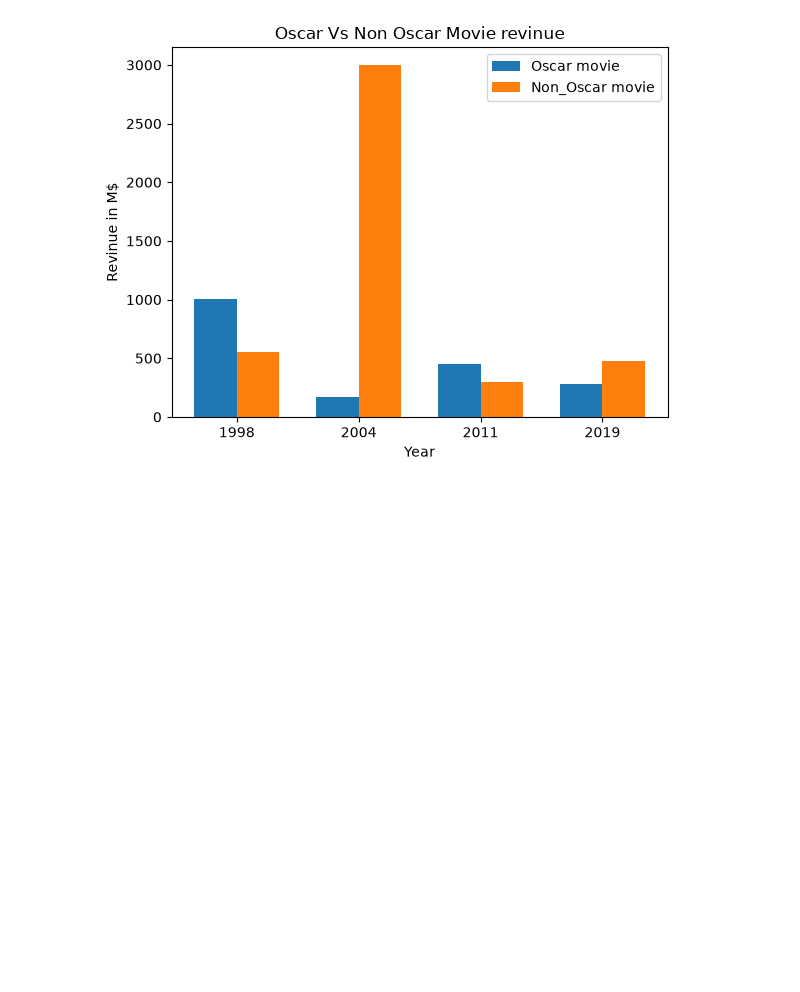
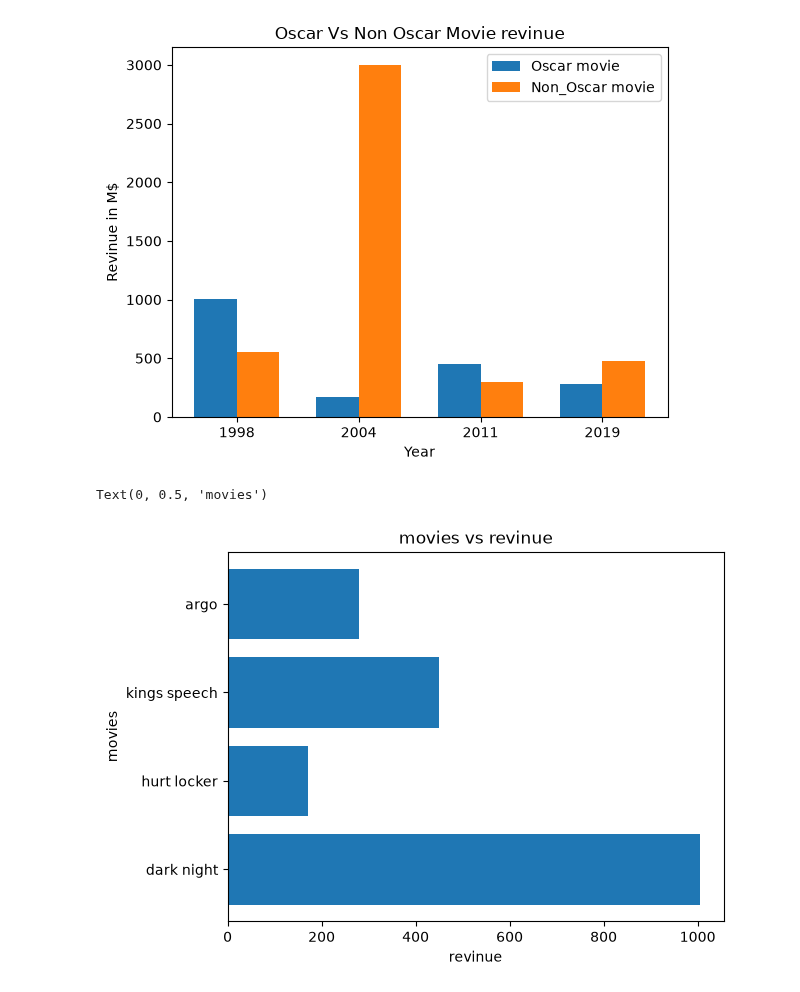
Before and after one commit to hamzakhanafridi/Machine_Learning_Complete_Course_With_Codes_-_Projects, a Jupyter notebook: Day-18 Data_VIsuallization(Matplotlib)/Data_Visuallization_Practice.ipynb, the cells around one changed output. Cells and saved outputs as stored; diff of their text form; code cells hidden in the pictures; blank space fills up the shorter version.

Commit message:
Data Visuallization advance practice on matplotlib

```diff
--- a/Day-18 Data_VIsuallization(Matplotlib)/Data_Visuallization_Practice.ipynb
+++ b/Day-18 Data_VIsuallization(Matplotlib)/Data_Visuallization_Practice.ipynb
@@ -167,3 +167,20 @@ plt.xticks(x, year)
   Text(2, 0, '2011'),
   Text(3, 0, '2019')])
 [figure]
+# %%
+# horizontal bar char
+
+oscar_movie=[
+    'dark night',
+    'hurt locker',
+    'kings speech',
+    'argo'
+]
+oscar_revinue=[1005,170,450,280]
+plt.barh(oscar_movie,oscar_revinue)
+plt.title('movies vs revinue')
+plt.xlabel('revinue')
+plt.ylabel('movies')
+# %% [output]
+Text(0, 0.5, 'movies')
+[figure, added]
```
Also changed, not shown: parts of 6 cells of this notebook, 2 other files.
